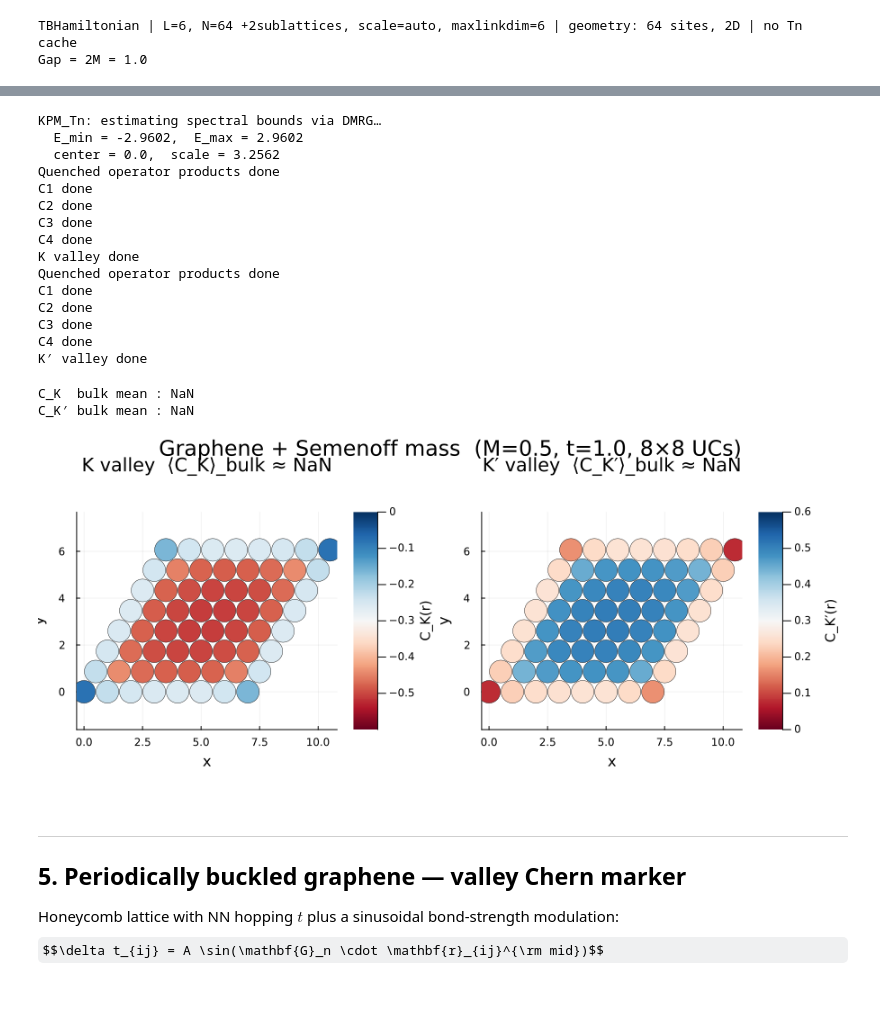
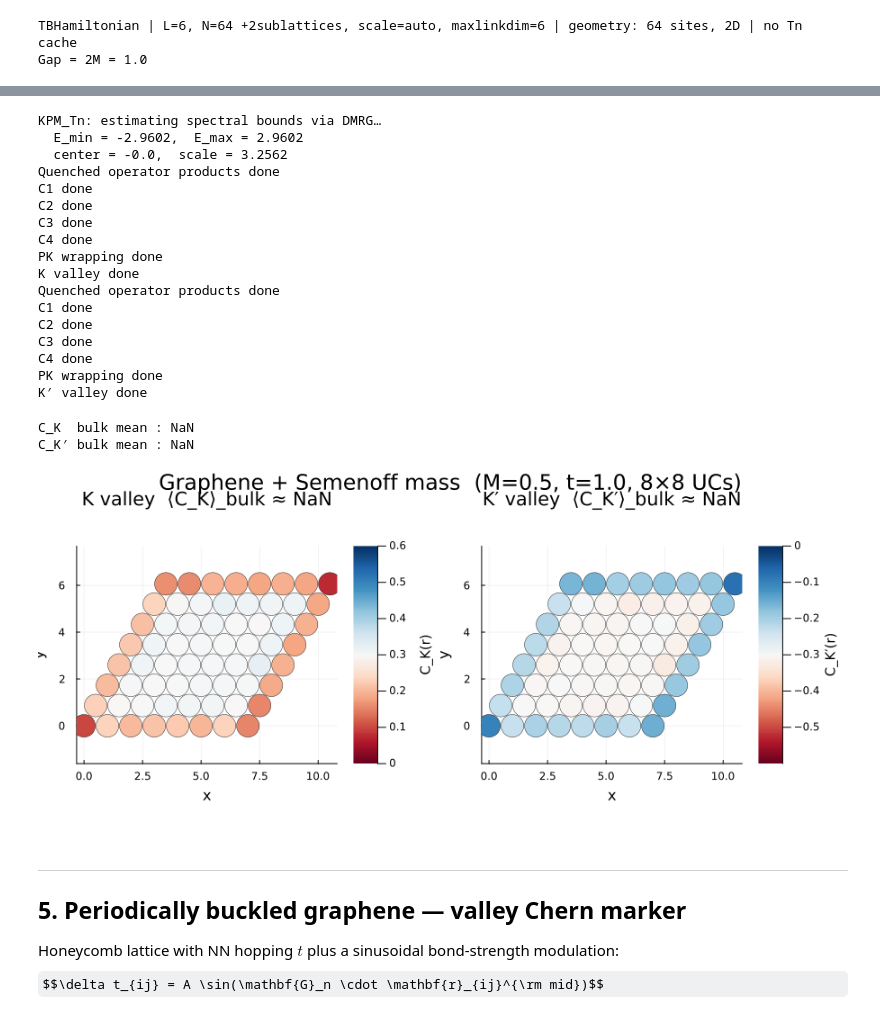
Before and after one commit to TensorBinding/TensorBinding.jl, a Jupyter notebook: examples/topology/real_space_topology.ipynb, the cells around one changed output, grey strips where cells are left out. Saved outputs shown, nothing was run; the diff lists cells and outputs as text; code cells hidden in the pictures; some formulas as TeX source.

```diff
--- a/examples/topology/real_space_topology.ipynb
+++ b/examples/topology/real_space_topology.ipynb
@@ -435,27 +436,29 @@ mdim_s = 800
 
 # Purified P is cached in H_sem._density_cache after the first call and reused.
 C_K_at = TensorBinding.get_valley_C(H_sem; sequential=false,
-             valley=:K, method=:mcweeny, maxdim=mdim_s, l=Lx_s, Λ=15, cutoff=1e-8)
+             valley=:K, method=:mcweeny, maxdim=mdim_s, l=Lx_s, Λ=15, cutoff=1e-8,  fermi=0.0)
 println("K valley done")
 
 C_Kp_at = TensorBinding.get_valley_C(H_sem; sequential=false,
-              valley=:K_prime, method=:mcweeny, maxdim=mdim_s, l=Lx_s, Λ=15, cutoff=1e-8)
+              valley=:K_prime, method=:mcweeny, maxdim=mdim_s, l=Lx_s, Λ=15, cutoff=1e-8,  fermi=0.0)
 println("K′ valley done")
 # %% [output]
 KPM_Tn: estimating spectral bounds via DMRG…
   E_min = -2.9602,  E_max = 2.9602
-  center = 0.0,  scale = 3.2562
+  center = -0.0,  scale = 3.2562
 Quenched operator products done
 C1 done
 C2 done
 C3 done
 C4 done
+PK wrapping done
 K valley done
 Quenched operator products done
 C1 done
 C2 done
 C3 done
 C4 done
+PK wrapping done
 K′ valley done
 # %%
 using Statistics
@@ -485,36 +488,36 @@ p_K = scatter(xs_s, ys_s;
     markersize        = 14,
     markerstrokewidth = 0.5,
     markerstrokecolor = :black,
     colorbar          = true,
     colorbar_title    = "C_K(r)",
-    clims             = (-clim_s, 0.),
+    clims             = (0, clim_s),
     aspect_ratio      = :equal,
     legend            = false,
     title             = "K valley  ⟨C_K⟩_bulk ≈ $(round(mean(CK_vals[bulk]); digits=3))",
     xlabel            = "x", ylabel = "y")
 
 p_Kp = scatter(xs_s, ys_s;
     marker_z          = 2*CKp_vals,
     color             = :RdBu,
     markersize        = 14,
     markerstrokewidth = 0.5,
     markerstrokecolor = :black,
     colorbar          = true,
     colorbar_title    = "C_K′(r)",
-    clims             = (0., clim_s),
+    clims             = (-clim_s, 0),
     aspect_ratio      = :equal,
     legend            = false,
     title             = "K′ valley  ⟨C_K′⟩_bulk ≈ $(round(mean(CKp_vals[bulk]); digits=3))",
     xlabel            = "x", ylabel = "y")
 
 plot(p_K, p_Kp;
     layout     = (1, 2),
     size       = (900, 400),
     plot_title = "Graphene + Semenoff mass  (M=$M_s, t=$t_s, $(2^Lx_s)×$(2^Ly_s) UCs)")
 # %% [output]
 C_K  bulk mean : NaN
 C_K′ bulk mean : NaN
-[figure, old version]
+[figure, new version]
 # %% [markdown]
 ---
 ## 5. Periodically buckled graphene — valley Chern marker
```
Also changed, not shown: parts of 7 cells of this notebook, 7 other files.
